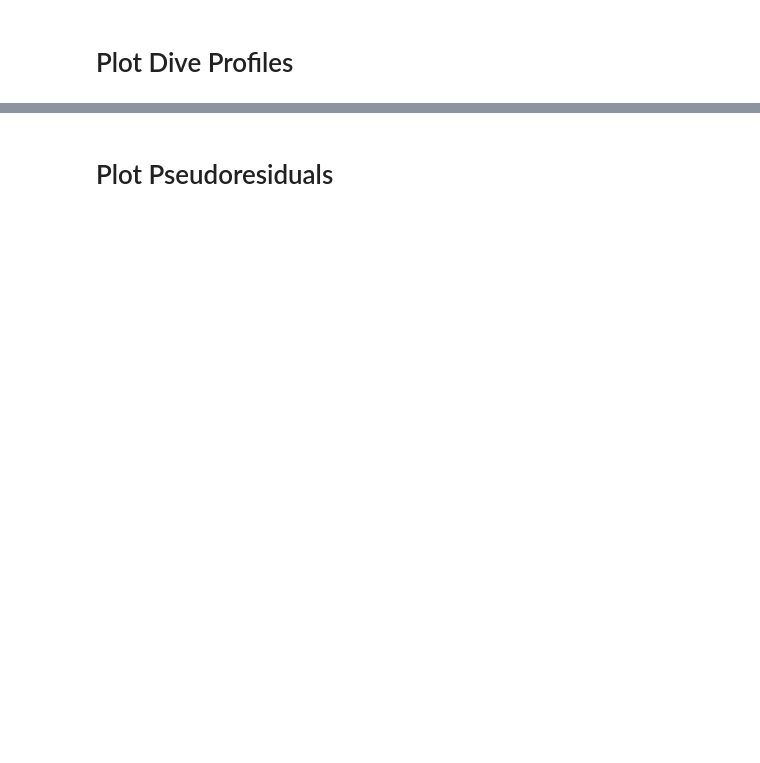
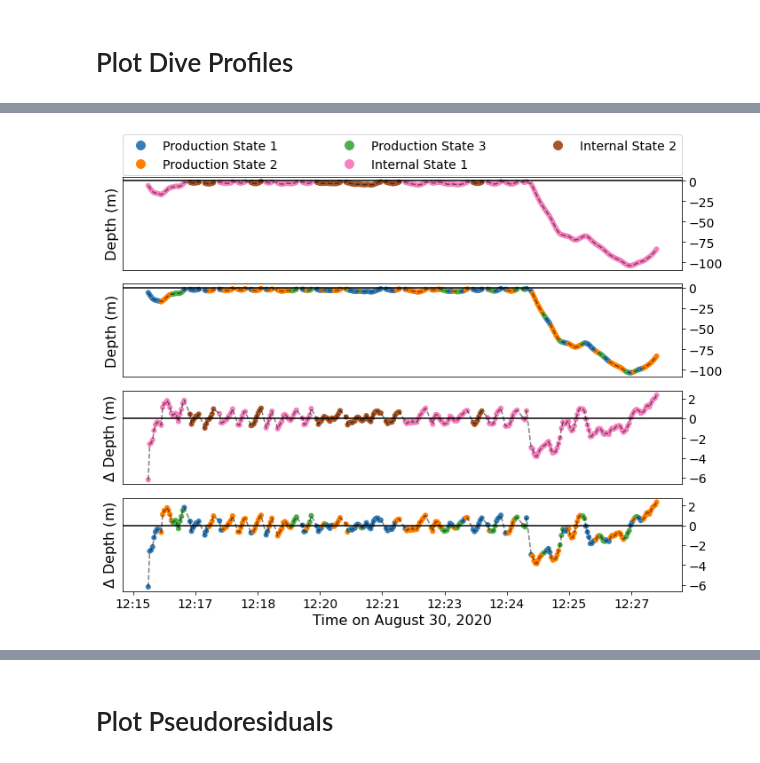
Before and after one commit to evsi8432/sublinear-HMM-inference, a Jupyter notebook: src/case-study-model-results-up-down.ipynb, the cells around one changed output, grey strips where cells are left out. Saved outputs shown, nothing was run; the diff lists cells and outputs as text; code cells hidden in the pictures; blank space fills up the shorter version.

```diff
--- a/src/case-study-model-results-up-down.ipynb
+++ b/src/case-study-model-results-up-down.ipynb
@@ -415,0 +395,87 @@ print(span)
+# %%
+span = 300
+size = 25
+figsize = (10,8)
+
+self.p_fine = np.zeros((self.T,self.K[1]))
+self.p_coarse = np.zeros((self.T,self.K[0]))
+
+# get p_coarse, p_fine, and CIs
+for k0 in range(self.K[0]):
+    self.p_coarse[:,k0] = np.sum(self.p_Xt[:,(k0*self.K[1]):((k0+1)*self.K[1])],1)
+
+for k1 in range(self.K[1]):
+    self.p_fine[:,k1] = np.sum(self.p_Xt[:,k1::self.K[1]],1)
+
+for whale in ["D26"]:#whales:
+
+    print(whale)
+
+    df0 = df[df["ID"] == whale].reset_index().drop("index",axis=1).reset_index()
+    df0 = df0[0:span]
+
+    # get the dive types
+    ML_subdivetype = np.argmax(self.p_fine[0:span],1)
+    ML_divetype = np.argmax(self.p_coarse[0:span],1)
+
+    # define colors
+    coarse_colors = [CB_color_cycle[i+self.K[1]] for i in ML_divetype]
+    fine_colors = [CB_color_cycle[i] for i in ML_subdivetype]
+
+    fig,ax = plt.subplots(4,1,figsize=figsize)
+
+    # get legend
+    leg_labels = ['Production State %d'%(i+1) for i in range(self.K[1])] + \
+                 ['Internal State %d'%(i+1) for i in range(self.K[0])]
+
+    legend_elements = [Line2D([0], [0], marker='o', color='w', label=leg_labels[i],
+                       markerfacecolor=CB_color_cycle[i], markersize=12) for i in range(self.K[1])] + \
+                      [Line2D([0], [0], marker='o', color='w', label=leg_labels[i+self.K[1]],
+                       markerfacecolor=CB_color_cycle[i+self.K[1]], markersize=12) for i in range(self.K[0])]
+
+
+    ax[0].plot(df0['stime'],-df0['ad'],'k--',alpha=0.5)
+    ax[0].axhline(0,color='k')
+    ax[0].scatter(df0['stime'],-df0['ad'],c=coarse_colors,s=size)
+
+    ax[1].plot(df0['stime'],-df0['ad'],'k--',alpha=0.5)
+    ax[1].axhline(0,color='k')
+    ax[1].scatter(df0['stime'],-df0['ad'],c=fine_colors,s=size)
+
+    ax[2].plot(df0['stime'],-df0['delt_d'],'k--',alpha=0.5)
+    ax[2].axhline(0,color='k')
+    ax[2].scatter(df0['stime'],-df0['delt_d'],c=coarse_colors,s=size)
+
+    ax[3].plot(df0['stime'],-df0['delt_d'],'k--',alpha=0.5)
+    ax[3].axhline(0,color='k')
+    ax[3].scatter(df0['stime'],-df0['delt_d'],c=fine_colors,s=size)
+
+    # position legend
+    ax[0].legend(handles=legend_elements,prop={'size': 14}, ncol=3, mode="expand", borderaxespad=0.,
+                 bbox_to_anchor=(0., 1.01, 1., .102), loc='lower left')
+
+    for ax0 in ax:
+        ax0.set_xticks([])
+
+    ax[0].set_ylabel('Depth (m)',fontsize=16)
+    ax[2].set_ylabel(r'$\Delta$ Depth (m)',fontsize=16)
+
+    ax[1].set_ylabel('Depth (m)',fontsize=16)
+    ax[3].set_ylabel(r'$\Delta$ Depth (m)',fontsize=16)
+
+    ax[-1].set_xlabel("Time on August 30, 2020",fontsize=16)
+    ax[-1].xaxis.set_major_locator(plt.MaxNLocator(10))
+    ax[-1].xaxis.set_major_formatter(DateFormatter('%H:%M'))
+
+    for ax0 in ax:
+        ax0.yaxis.set_major_locator(plt.MaxNLocator(5))
+        ax0.yaxis.tick_right()
+        for item in ax0.get_yticklabels():
+            item.set_fontsize(14)
+        for item in ax0.get_xticklabels():
+            item.set_fontsize(14)
+
+    plt.tight_layout()
+    plt.savefig(plot_folder+'/decoded_dives_kw_%s_K_%d_%d_nWhales_%d.png'%(whale,self.K[0],self.K[1],len(whales)),dpi=300)
+    plt.show()
+# %% [output]
@@ -415,0 +483 @@ print(span)
+[figure, added]
```
Also changed, not shown: parts of 16 cells of this notebook, 3 other files.
